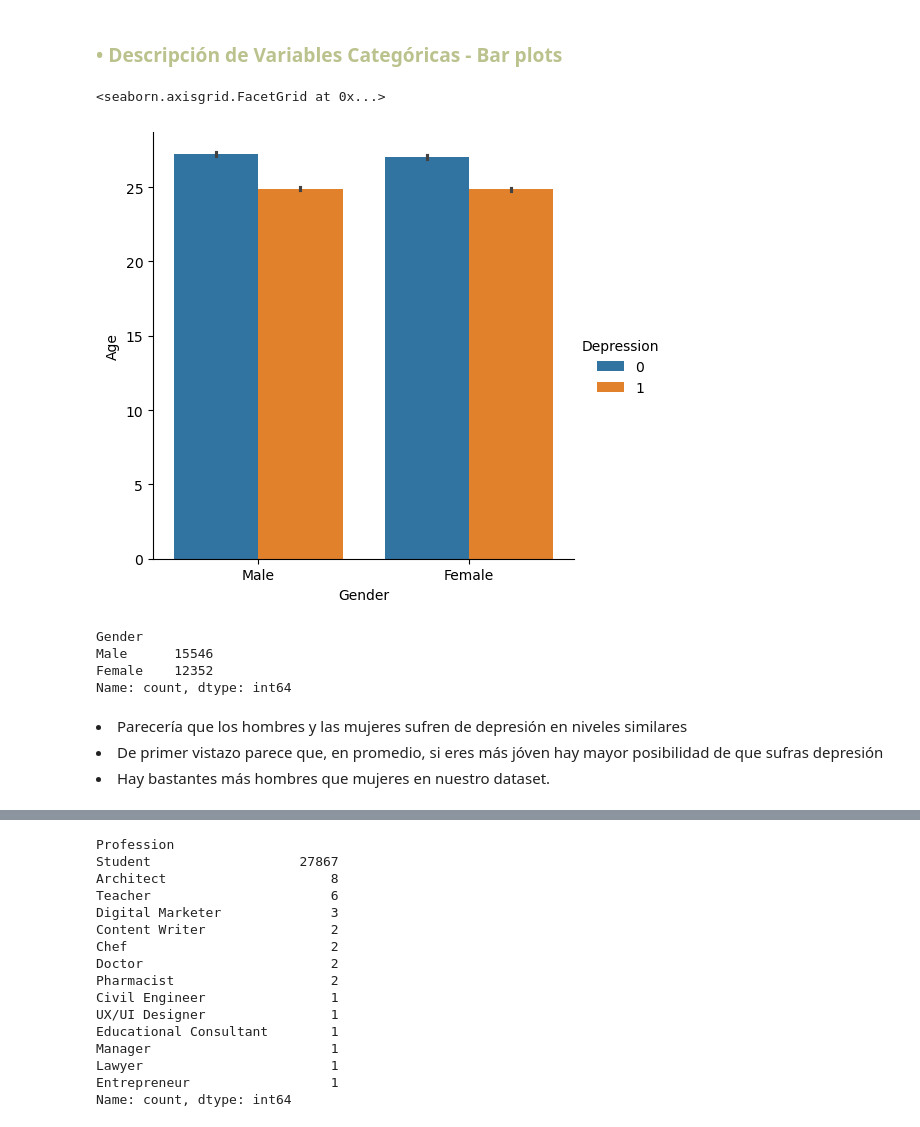
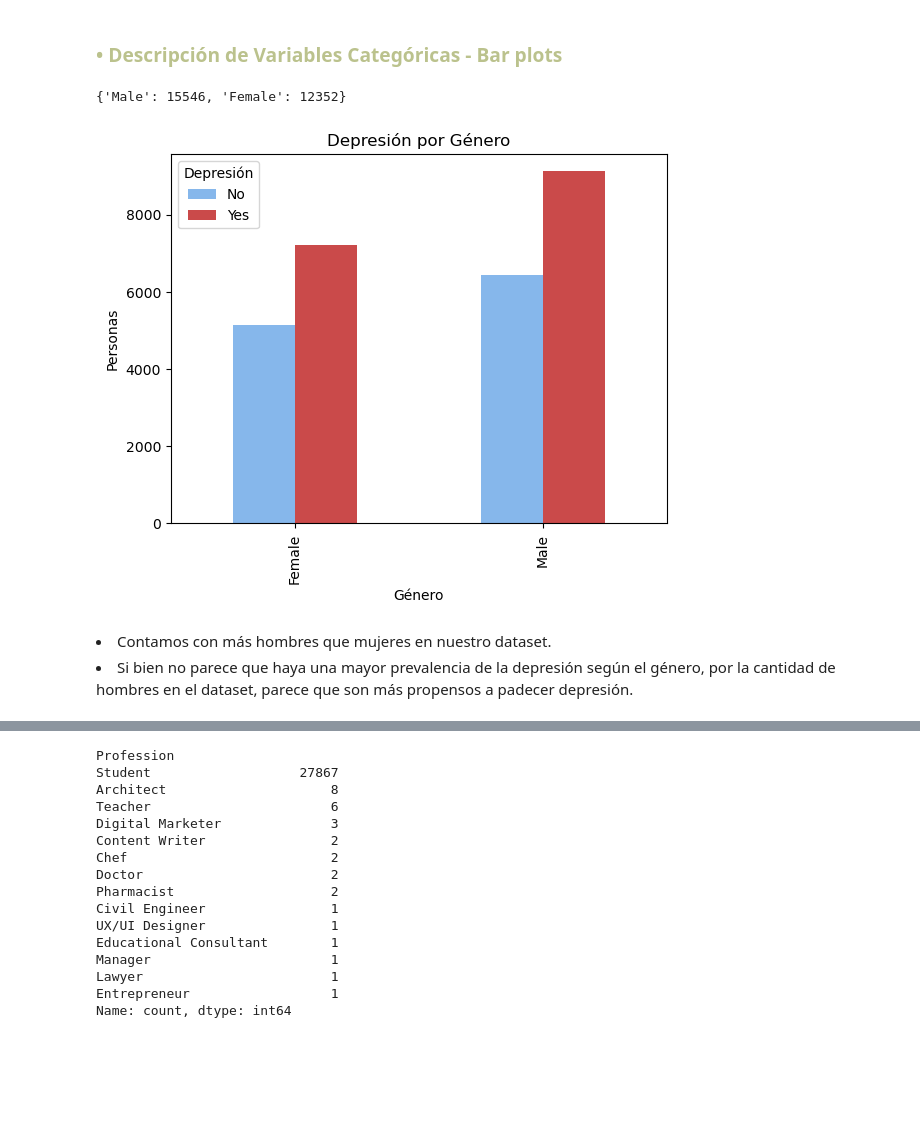
Before and after one commit to denisevaldivia/Depression_Classification, a Jupyter notebook: notebooks/01_eda_inicial.ipynb, the cells around one changed output, grey strips where cells are left out. Saved outputs shown, nothing was run; the diff lists cells and outputs as text; code cells hidden in the pictures; blank space fills up the shorter version.

```diff
--- a/notebooks/01_eda_inicial.ipynb
+++ b/notebooks/01_eda_inicial.ipynb
@@ -142,19 +142,28 @@ df.describe()
 <li> Este subset de personas trabaja mucho. En promedio, 7 horas
 # %% [markdown]
 ### <font color= #bbc28d>• **Descripción de Variables Categóricas - Bar plots** </font>
-# %%
-sns.catplot(x=df["Gender"], y=df["Age"], hue=df["Depression"],kind="bar")
-# %% [output]
-<seaborn.axisgrid.FacetGrid at 0x...>
-[figure, removed]
-# %%
-df["Gender"].value_counts()
-# %% [output]
-Gender
-Male      15546
-Female    12352
-Name: count, dtype: int64
+# %%
+def grafica_cualitativa(var, var_name):
+    # Paleta de colores y etiquetas
+    palette = {0: '#79b0e9', 1: '#c53636'}
+    labels = {0: 'No', 1: 'Yes'}
+
+    # Gráfica
+    ct = pd.crosstab(var, df.Depression)
+    ct.plot(kind='bar', color=[palette.get(c, 'gray') for c in ct.columns], alpha=0.9)
+
+    # Estética
+    plt.title(f'Depresión por {var_name}')
+    plt.xlabel(f'{var_name}')
+    plt.ylabel('Personas')
+    plt.legend([labels.get(c, c) for c in ct.columns], title='Depresión')
+
+    print(var.value_counts().to_dict())
+
+grafica_cualitativa(df['Gender'], 'Género')
+# %% [output]
+{'Male': 15546, 'Female': 12352}
+[figure, added]
 # %% [markdown]
-<li> Parecería que los hombres y las mujeres sufren de depresión en niveles similares
-<li> De primer vistazo parece que, en promedio, si eres más jóven hay mayor posibilidad de que sufras depresión
-<li> Hay bastantes más hombres que mujeres en nuestro dataset.
+<li> Contamos con más hombres que mujeres en nuestro dataset.
+<li> Si bien no parece que haya una mayor prevalencia de la depresión según el género, por la cantidad de hombres en el dataset, parece que son más propensos a padecer depresión.
```
Also changed, not shown: parts of 19 cells of this notebook, 1 other file.
